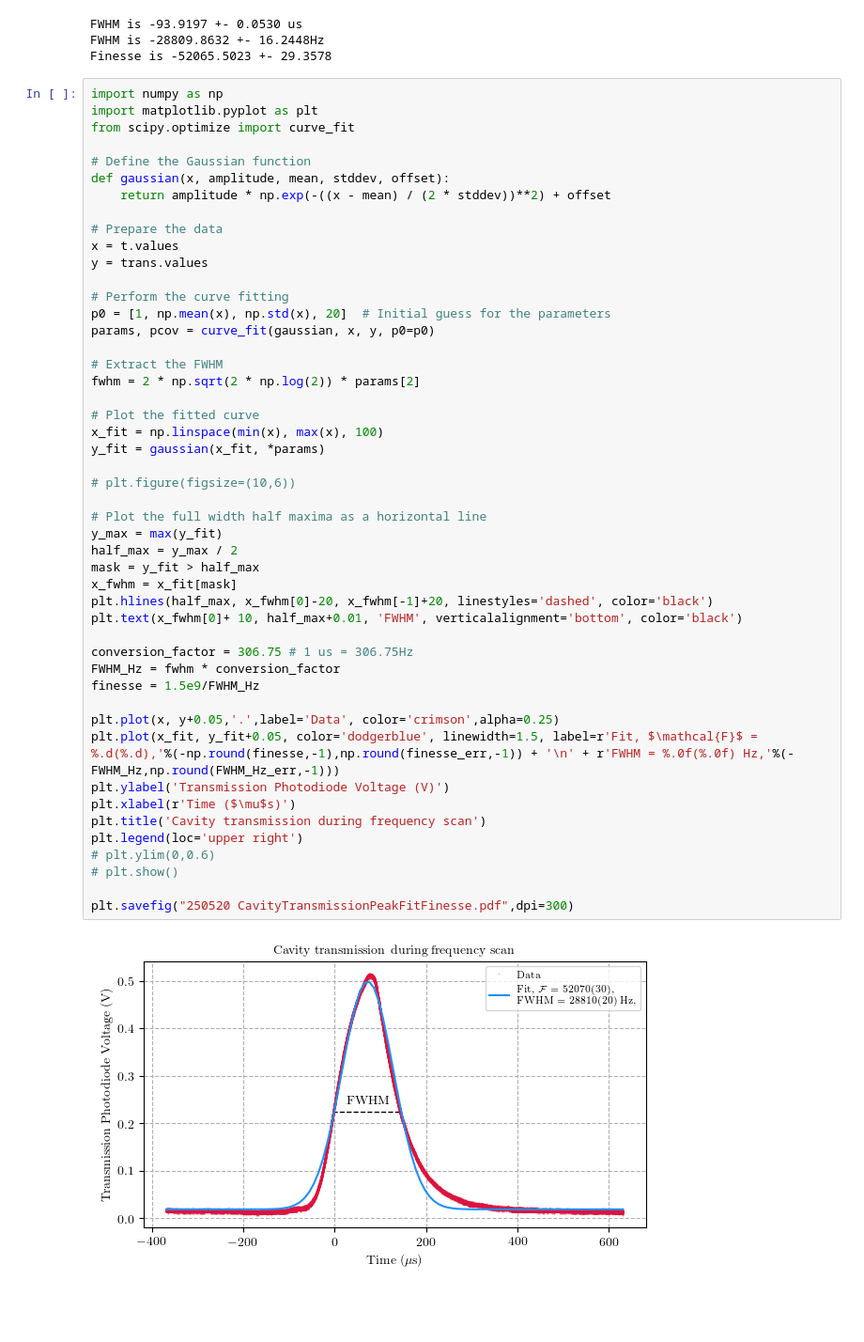
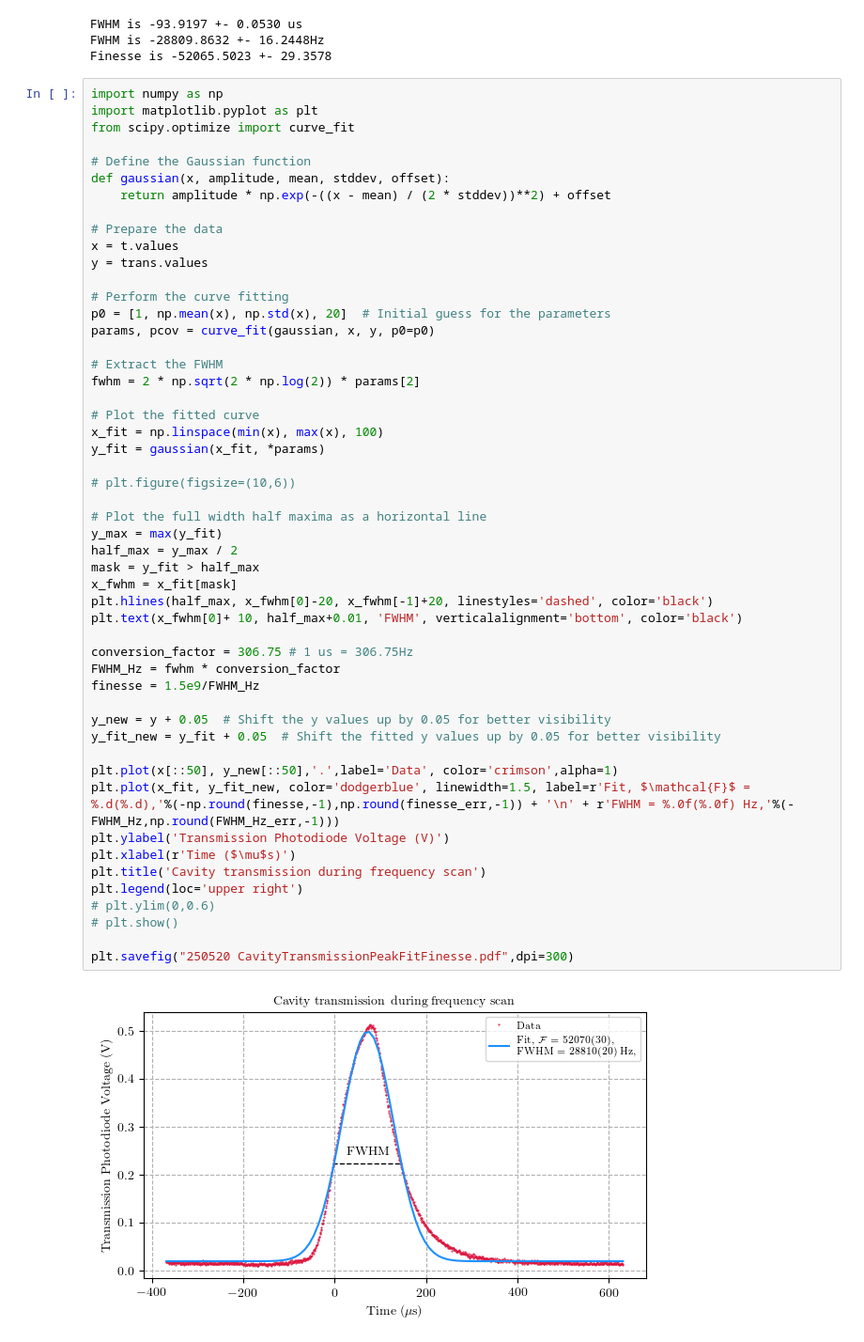
Before and after one commit to hsuchungchuan/Projects, a Jupyter notebook: 240419 TransmissionPeakFitting/TransmissionPeakFit.ipynb, the cells around one changed output. Shown: that part at 94% size. Cells and saved outputs as stored; diff of their text form; blank space fills up the shorter version.

Commit message:
transmission plot less points so load faster

```diff
--- a/240419 TransmissionPeakFitting/TransmissionPeakFit.ipynb
+++ b/240419 TransmissionPeakFitting/TransmissionPeakFit.ipynb
@@ -288,33 +288,36 @@ params, pcov = curve_fit(gaussian, x, y, p0=p0)
 # Extract the FWHM
 fwhm = 2 * np.sqrt(2 * np.log(2)) * params[2]
 
 # Plot the fitted curve
 x_fit = np.linspace(min(x), max(x), 100)
 y_fit = gaussian(x_fit, *params)
 
 # plt.figure(figsize=(10,6))
 
 # Plot the full width half maxima as a horizontal line
 y_max = max(y_fit)
 half_max = y_max / 2
 mask = y_fit > half_max
 x_fwhm = x_fit[mask]
 plt.hlines(half_max, x_fwhm[0]-20, x_fwhm[-1]+20, linestyles='dashed', color='black')
 plt.text(x_fwhm[0]+ 10, half_max+0.01, 'FWHM', verticalalignment='bottom', color='black')
 
 conversion_factor = 306.75 # 1 us = 306.75Hz
 FWHM_Hz = fwhm * conversion_factor
 finesse = 1.5e9/FWHM_Hz
 
-plt.plot(x, y+0.05,'.',label='Data', color='crimson',alpha=0.25)
-plt.plot(x_fit, y_fit+0.05, color='dodgerblue', linewidth=1.5, label=r'Fit, $\mathcal{F}$ = %.d(%.d),'%(-np.round(finesse,-1),np.round(finesse_err,-1)) + '\n' + r'FWHM = %.0f(%.0f) Hz,'%(-FWHM_Hz,np.round(FWHM_Hz_err,-1)))
+y_new = y + 0.05  # Shift the y values up by 0.05 for better visibility
+y_fit_new = y_fit + 0.05  # Shift the fitted y values up by 0.05 for better visibility
+
+plt.plot(x[::50], y_new[::50],'.',label='Data', color='crimson',alpha=1)
+plt.plot(x_fit, y_fit_new, color='dodgerblue', linewidth=1.5, label=r'Fit, $\mathcal{F}$ = %.d(%.d),'%(-np.round(finesse,-1),np.round(finesse_err,-1)) + '\n' + r'FWHM = %.0f(%.0f) Hz,'%(-FWHM_Hz,np.round(FWHM_Hz_err,-1)))
 plt.ylabel('Transmission Photodiode Voltage (V)')
 plt.xlabel(r'Time ($\mu$s)')
 plt.title('Cavity transmission during frequency scan')
 plt.legend(loc='upper right')
 # plt.ylim(0,0.6)
 # plt.show()
 
 plt.savefig("250520 CavityTransmissionPeakFitFinesse.pdf",dpi=300)
 # %% [output]
-[figure, old version]
+[figure, new version]
```
Also changed, not shown: parts of 2 cells of this notebook, 1 other file.
